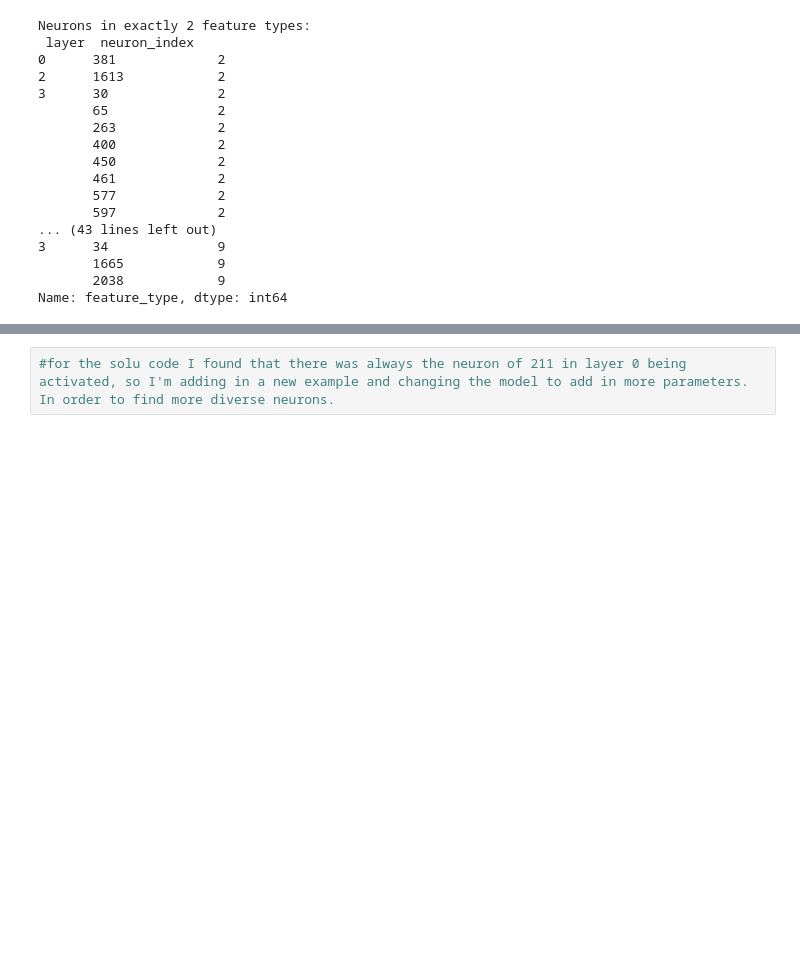
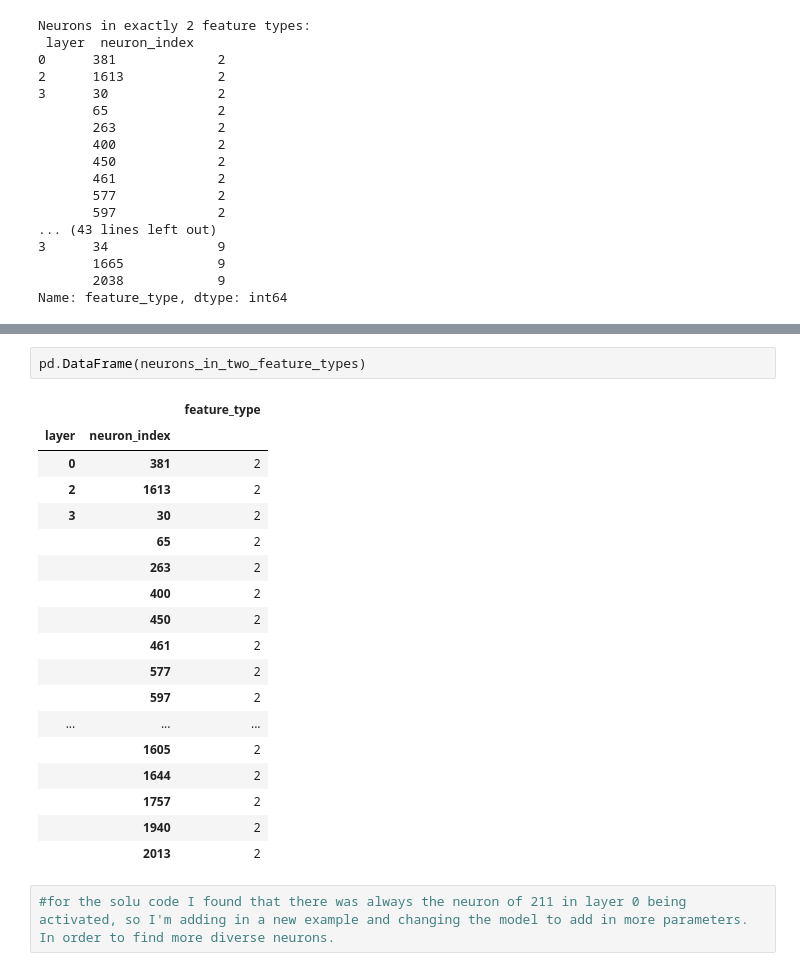
Before and after one commit to jprivera44/Polysemantic-Neurons, a Jupyter notebook: Polysemantic_neurons.ipynb, the cells around one changed output, grey strips where cells are left out. Saved outputs shown, nothing was run; the diff lists cells and outputs as text; blank space fills up the shorter version.

Commit message:
adding in updated version of code with all neurons ran

```diff
--- a/Polysemantic_neurons.ipynb
+++ b/Polysemantic_neurons.ipynb
@@ -441,3 +501,24 @@ Name: feature_type, dtype: int64
+# %%
+pd.DataFrame(neurons_in_two_feature_types)
+# %% [output]
+|  |  | feature_type |
+| layer | neuron_index |  |
+| 0 | 381 | 2 |
+| 2 | 1613 | 2 |
+| 3 | 30 | 2 |
+|  | 65 | 2 |
+|  | 263 | 2 |
+|  | 400 | 2 |
+|  | 450 | 2 |
+|  | 461 | 2 |
+|  | 577 | 2 |
+|  | 597 | 2 |
+| ... | ... | ... |
+|  | 1605 | 2 |
+|  | 1644 | 2 |
+|  | 1757 | 2 |
+|  | 1940 | 2 |
+|  | 2013 | 2 |
 # %%
 #for the solu code I found that there was always the neuron of 211 in layer 0 being activated, so I'm adding in a new example and changing the model to add in more parameters. In order to find more diverse neurons.
 # %%
```
Also changed, not shown: parts of 7 cells of this notebook.
